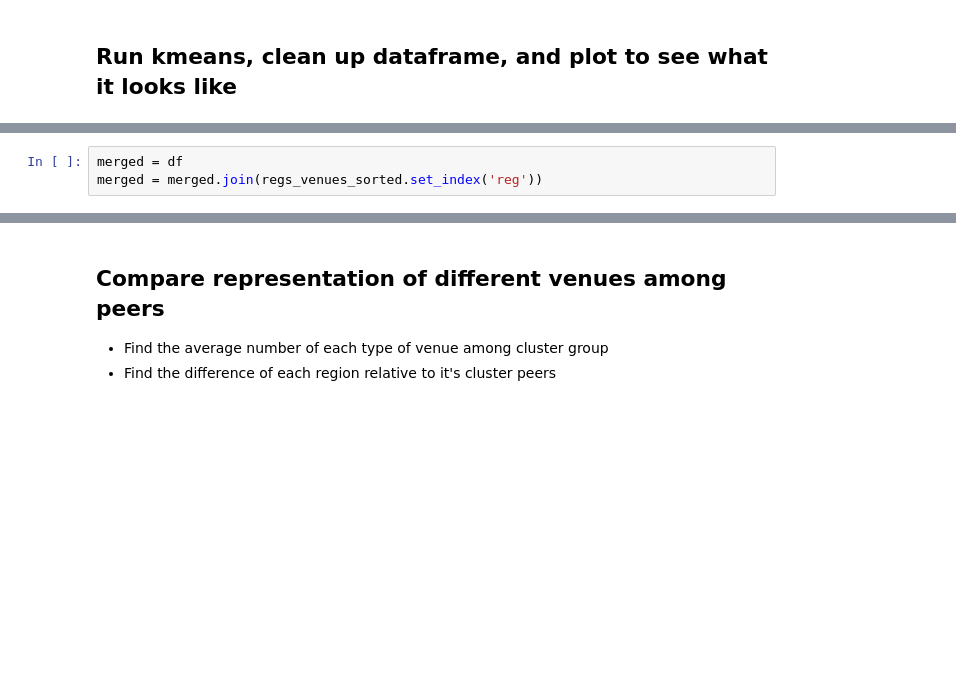
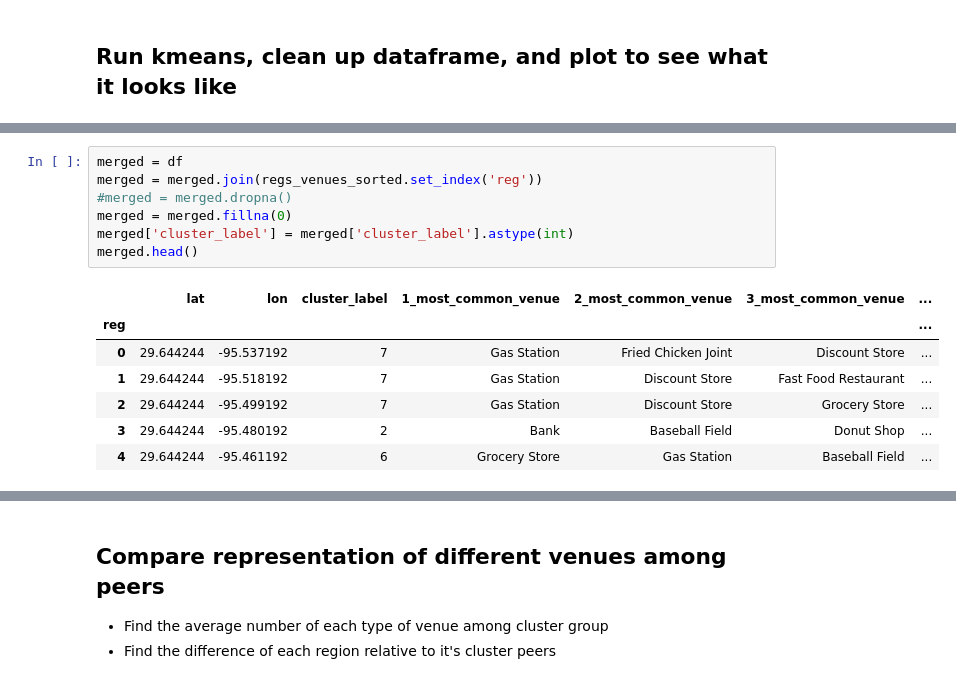
Before and after one commit to mehlmanmichael/Coursera_Capstone, a Jupyter notebook: Week4.ipynb, the cells around one changed output, grey strips where cells are left out. Cells and saved outputs as stored; diff of their text form; blank space fills up the shorter version.

```diff
--- a/Week4.ipynb
+++ b/Week4.ipynb
@@ -145,3 +164,15 @@ regs_venues_sorted.insert(0, 'cluster_label', kmeans.labels_)
 # %%
 merged = df
 merged = merged.join(regs_venues_sorted.set_index('reg'))
+#merged = merged.dropna()
+merged = merged.fillna(0)
+merged['cluster_label'] = merged['cluster_label'].astype(int)
+merged.head()
+# %% [output]
+|  | lat | lon | cluster_label | 1_most_common_venue | 2_most_common_venue | 3_most_common_venue | ... |
+| reg |  |  |  |  |  |  | ... |
+| 0 | 29.644244 | -95.537192 | 7 | Gas Station | Fried Chicken Joint | Discount Store | ... |
+| 1 | 29.644244 | -95.518192 | 7 | Gas Station | Discount Store | Fast Food Restaurant | ... |
+| 2 | 29.644244 | -95.499192 | 7 | Gas Station | Discount Store | Grocery Store | ... |
+| 3 | 29.644244 | -95.480192 | 2 | Bank | Baseball Field | Donut Shop | ... |
+| 4 | 29.644244 | -95.461192 | 6 | Grocery Store | Gas Station | Baseball Field | ... |
```
Also changed, not shown: parts of 27 cells of this notebook.
